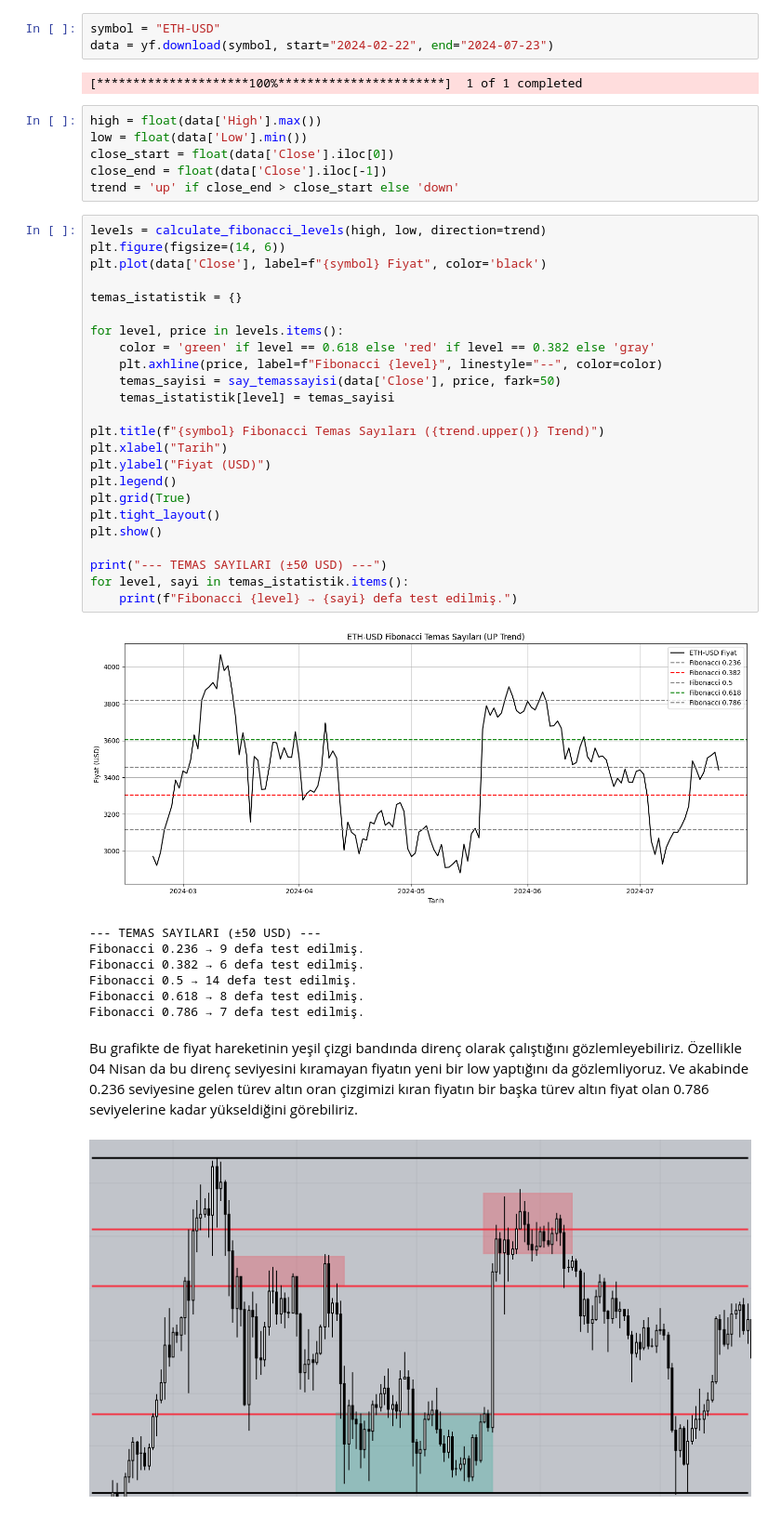
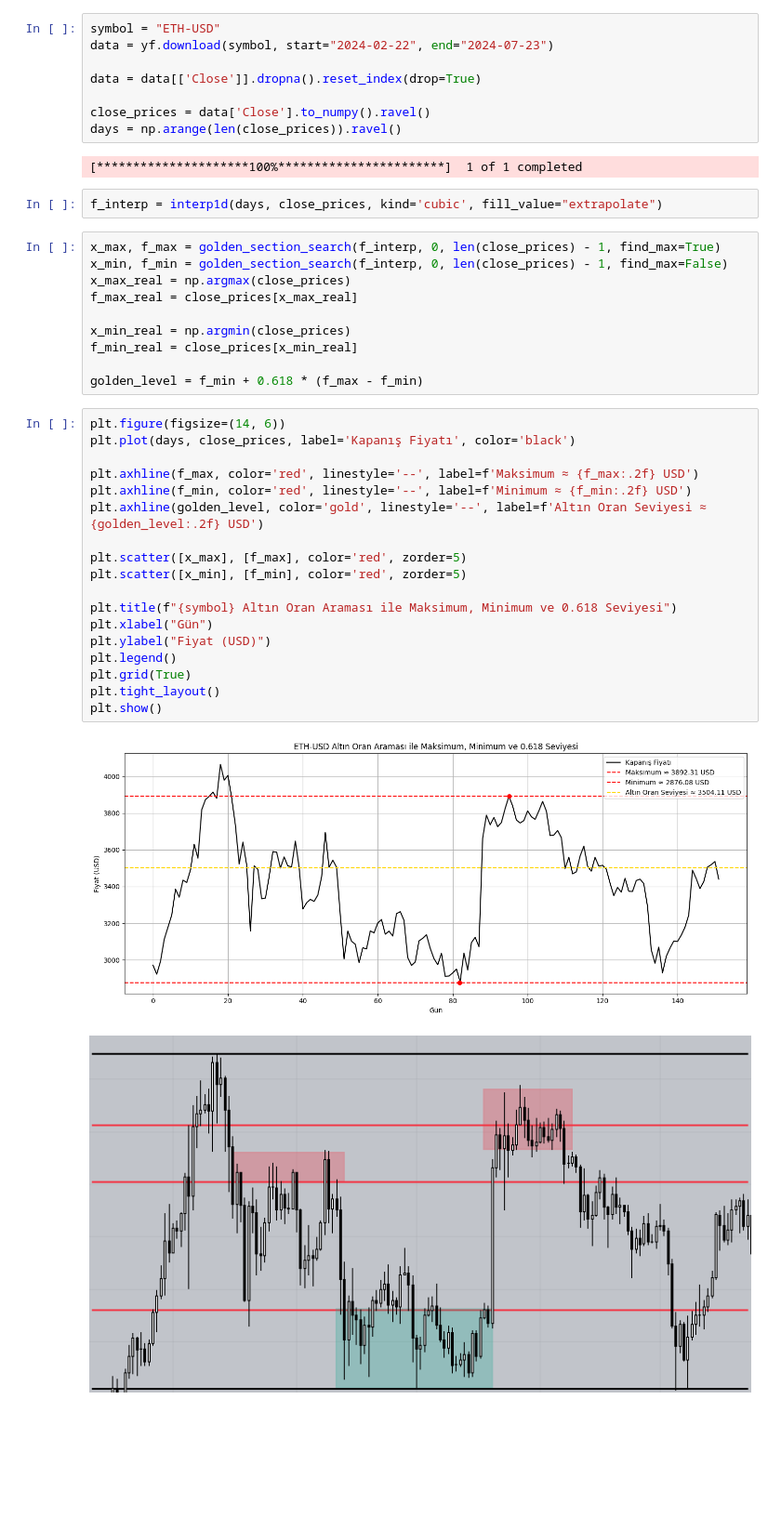
Before and after one commit to musa-fe/Golden_Fibo, a Jupyter notebook: GoldenFibo.ipynb, the cells around one changed output. Shown: that part at 93% size. Saved outputs shown, nothing was run; the diff lists cells and outputs as text; blank space fills up the shorter version.

```diff
--- a/GoldenFibo.ipynb
+++ b/GoldenFibo.ipynb
@@ -116,47 +106,44 @@ plt.scatter(data.index, data['Close'], s=5, color='blue')
 # %%
 symbol = "ETH-USD"
 data = yf.download(symbol, start="2024-02-22", end="2024-07-23")
+
+data = data[['Close']].dropna().reset_index(drop=True)
+
+close_prices = data['Close'].to_numpy().ravel()
+days = np.arange(len(close_prices)).ravel()
 # %% [output]
 [*********************100%***********************]  1 of 1 completed
-# %%
-high = float(data['High'].max())
-low = float(data['Low'].min())
-close_start = float(data['Close'].iloc[0])
-close_end = float(data['Close'].iloc[-1])
-trend = 'up' if close_end > close_start else 'down'
-# %%
-levels = calculate_fibonacci_levels(high, low, direction=trend)
-plt.figure(figsize=(14, 6))
-plt.plot(data['Close'], label=f"{symbol} Fiyat", color='black')
-
-temas_istatistik = {}
-
-for level, price in levels.items():
-    color = 'green' if level == 0.618 else 'red' if level == 0.382 else 'gray'
-    plt.axhline(price, label=f"Fibonacci {level}", linestyle="--", color=color)
-    temas_sayisi = say_temassayisi(data['Close'], price, fark=50)
-    temas_istatistik[level] = temas_sayisi
-
-plt.title(f"{symbol} Fibonacci Temas Sayıları ({trend.upper()} Trend)")
-plt.xlabel("Tarih")
-plt.ylabel("Fiyat (USD)")
-plt.legend()
-plt.grid(True)
-plt.tight_layout()
-plt.show()
-
-print("--- TEMAS SAYILARI (±50 USD) ---")
-for level, sayi in temas_istatistik.items():
-    print(f"Fibonacci {level} → {sayi} defa test edilmiş.")
-# %% [output]
-[figure, removed]
---- TEMAS SAYILARI (±50 USD) ---
-Fibonacci 0.236 → 9 defa test edilmiş.
-Fibonacci 0.382 → 6 defa test edilmiş.
-Fibonacci 0.5 → 14 defa test edilmiş.
-Fibonacci 0.618 → 8 defa test edilmiş.
-Fibonacci 0.786 → 7 defa test edilmiş.
-# %% [markdown]
-Bu grafikte de fiyat hareketinin yeşil çizgi bandında direnç olarak çalıştığını gözlemleyebiliriz. Özellikle 04 Nisan da bu direnç seviyesini kıramayan fiyatın yeni bir low yaptığını da gözlemliyoruz. Ve akabinde 0.236 seviyesine gelen türev altın oran çizgimizi kıran fiyatın bir başka türev altın fiyat olan 0.786 seviyelerine kadar yükseldiğini görebiliriz.
+# %%
+f_interp = interp1d(days, close_prices, kind='cubic', fill_value="extrapolate")
+# %%
+x_max, f_max = golden_section_search(f_interp, 0, len(close_prices) - 1, find_max=True)
+x_min, f_min = golden_section_search(f_interp, 0, len(close_prices) - 1, find_max=False)
+x_max_real = np.argmax(close_prices)
+f_max_real = close_prices[x_max_real]
+
+x_min_real = np.argmin(close_prices)
+f_min_real = close_prices[x_min_real]
+
+golden_level = f_min + 0.618 * (f_max - f_min)
+# %%
+plt.figure(figsize=(14, 6))
+plt.plot(days, close_prices, label='Kapanış Fiyatı', color='black')
+
+plt.axhline(f_max, color='red', linestyle='--', label=f'Maksimum ≈ {f_max:.2f} USD')
+plt.axhline(f_min, color='red', linestyle='--', label=f'Minimum ≈ {f_min:.2f} USD')
+plt.axhline(golden_level, color='gold', linestyle='--', label=f'Altın Oran Seviyesi ≈ {golden_level:.2f} USD')
+
+plt.scatter([x_max], [f_max], color='red', zorder=5)
+plt.scatter([x_min], [f_min], color='red', zorder=5)
+
+plt.title(f"{symbol} Altın Oran Araması ile Maksimum, Minimum ve 0.618 Seviyesi")
+plt.xlabel("Gün")
+plt.ylabel("Fiyat (USD)")
+plt.legend()
+plt.grid(True)
+plt.tight_layout()
+plt.show()
+# %% [output]
+[figure, added]
 # %% [markdown]
 ![Ekran görüntüsü 2025-04-15 180949.png](embedded-picture-1)
```
Also changed, not shown: parts of 26 cells of this notebook.
